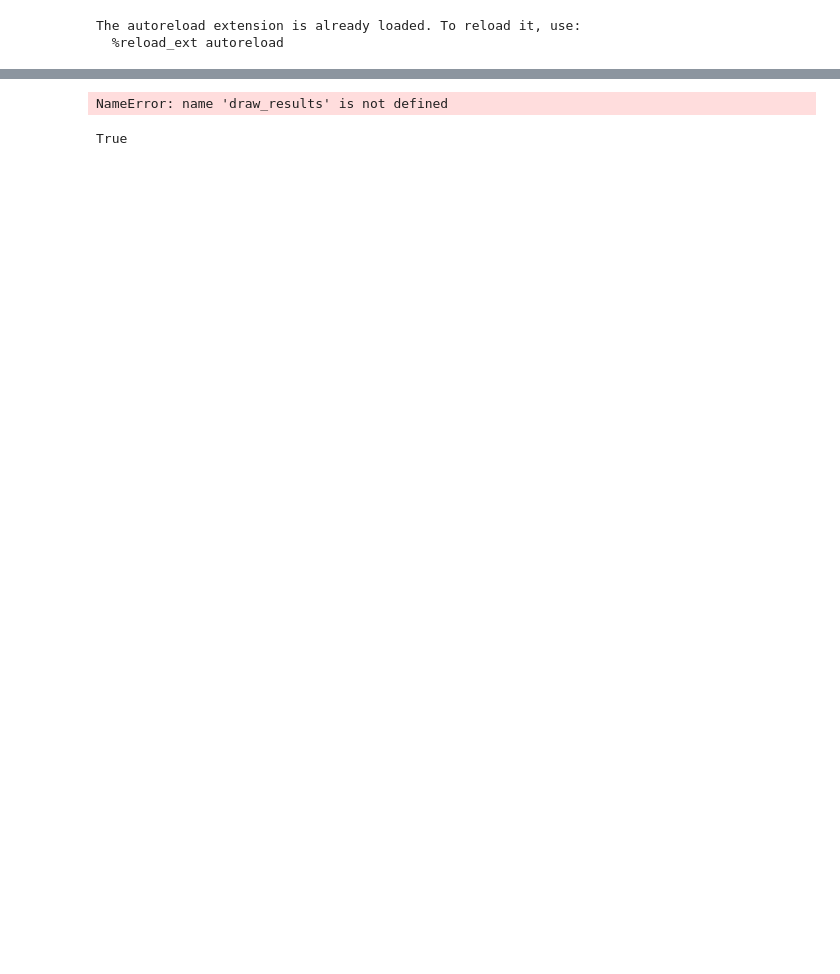
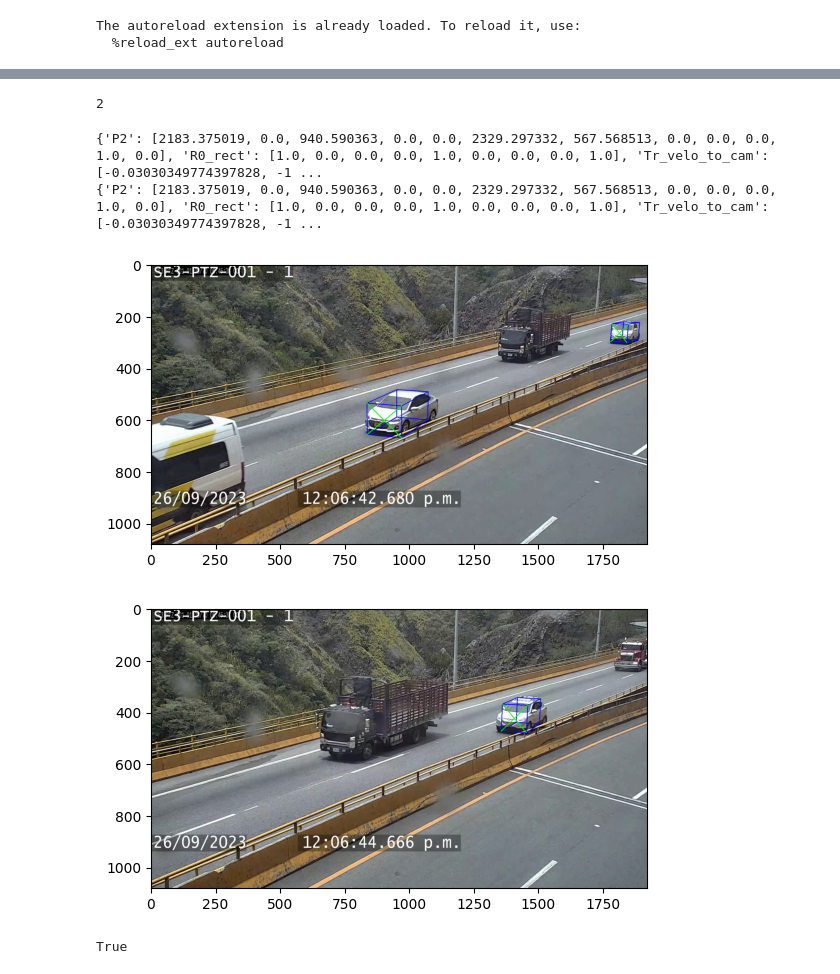
Before and after one commit to jborau/sensus-loci, a Jupyter notebook: sensus/notebooks/video.ipynb, the cells around one changed output, grey strips where cells are left out. Cells and saved outputs as stored; diff of their text form; code cells hidden in the pictures; blank space fills up the shorter version.

Commit message:
Updated viz and models

```diff
--- a/sensus/notebooks/video.ipynb
+++ b/sensus/notebooks/video.ipynb
@@ -29,12 +30,12 @@ from sensus.tools.visualizer import ImageVisualizer
 The autoreload extension is already loaded. To reload it, use:
   %reload_ext autoreload
 # %%
-def make_inferences(model_info, frames):
+def make_inferences(model_info, frames, mono_img_info):
     # model_info: dict
     config_file = model_info['config_file']
     checkpoint_file=model_info['checkpoint_file']
     device=model_info['device']
-    ann_file = model_info['ann_file']
+    # ann_file = model_info['ann_file']
     imgs = model_info['img_file']
     cam_type = model_info['cam_type']
 
@@ -51,23 +52,23 @@ def make_inferences(model_info, frames):
     box_type_3d, box_mode_3d = \
         get_box_type(cfg.test_dataloader.dataset.box_type_3d)
 
-    data_list = mmengine.load(ann_file)
-    assert len(imgs) == len(data_list)
+    # data_list = mmengine.load(ann_file)
+    # assert len(imgs) == len(data_list)
 
     data = []
     img = imgs[0]
     index = 0
     # get data info containing calib
-    data_info = data_list[index]
-    img_path = data_info['images'][cam_type]['img_path']
-    if osp.basename(img_path) != osp.basename(img):
-        raise ValueError(f'the info file of {img_path} is not provided.')
+    # data_info = data_list[index]
+    # img_path = data_info['images'][cam_type]['img_path']
+    # if osp.basename(img_path) != osp.basename(img):
+    #     raise ValueError(f'the info file of {img_path} is not provided.')
 
-    # replace the img_path in data_info with img
-    data_info['images'][cam_type]['img_path'] = img
+    # # replace the img_path in data_info with img
+    # data_info['images'][cam_type]['img_path'] = img
 
     # avoid data_info['images'] has multiple keys anout camera views.
-    mono_img_info = {f'{cam_type}': data_info['images'][cam_type]}
+    # mono_img_info = {f'{cam_type}': data_info['images'][cam_type]}
 
     data_ = dict(
         images=mono_img_info,
@@ -191,0 +182,8 @@ def draw_results(frames, results, calib, pitch):
+# %%
+frames = process_video(video_path)
+cam2img = [[2183.375019, 0.0, 940.590363],
+           [0.0, 2329.297332, 567.568513],
+           [0.0, 0.0, 1.0]]
+img_info = {'CAM_BACK': {'img_path': '/home/javier/sensus-loci/sensus/notebooks/002238.png', 'cam2img': cam2img}}
+results = make_inferences(model_info, frames, img_info);
+draw_results(frames, results, calib_file, pitch, cam2img)
@@ -192,9 +210,16 @@ def draw_results(frames, results, calib, pitch):
+# %%
+print(len(results))
+# %% [output]
+2
 # %%
 calib_file = '/home/javier/datasets/DAIR/single-infrastructure-side-mmdet/training/calib/002238.txt'
 
-draw_results(frames, results, calib_file, pitch)
+draw_results(frames, results, calib_file, pitch, cam2img)
 # %% [output]
-NameError: name 'draw_results' is not defined
+{'P2': [2183.375019, 0.0, 940.590363, 0.0, 0.0, 2329.297332, 567.568513, 0.0, 0.0, 0.0, 1.0, 0.0], 'R0_rect': [1.0, 0.0, 0.0, 0.0, 1.0, 0.0, 0.0, 0.0, 1.0], 'Tr_velo_to_cam': [-0.03030349774397828, -1 ...
+{'P2': [2183.375019, 0.0, 940.590363, 0.0, 0.0, 2329.297332, 567.568513, 0.0, 0.0, 0.0, 1.0, 0.0], 'R0_rect': [1.0, 0.0, 0.0, 0.0, 1.0, 0.0, 0.0, 0.0, 1.0], 'Tr_velo_to_cam': [-0.03030349774397828, -1 ...
+[figure, added]
+[figure, added]
 # %%
 if frames[1].is_cuda:
         torch_image = frames[1].cpu()
```
Also changed, not shown: parts of 6 cells of this notebook, 21 other files.
